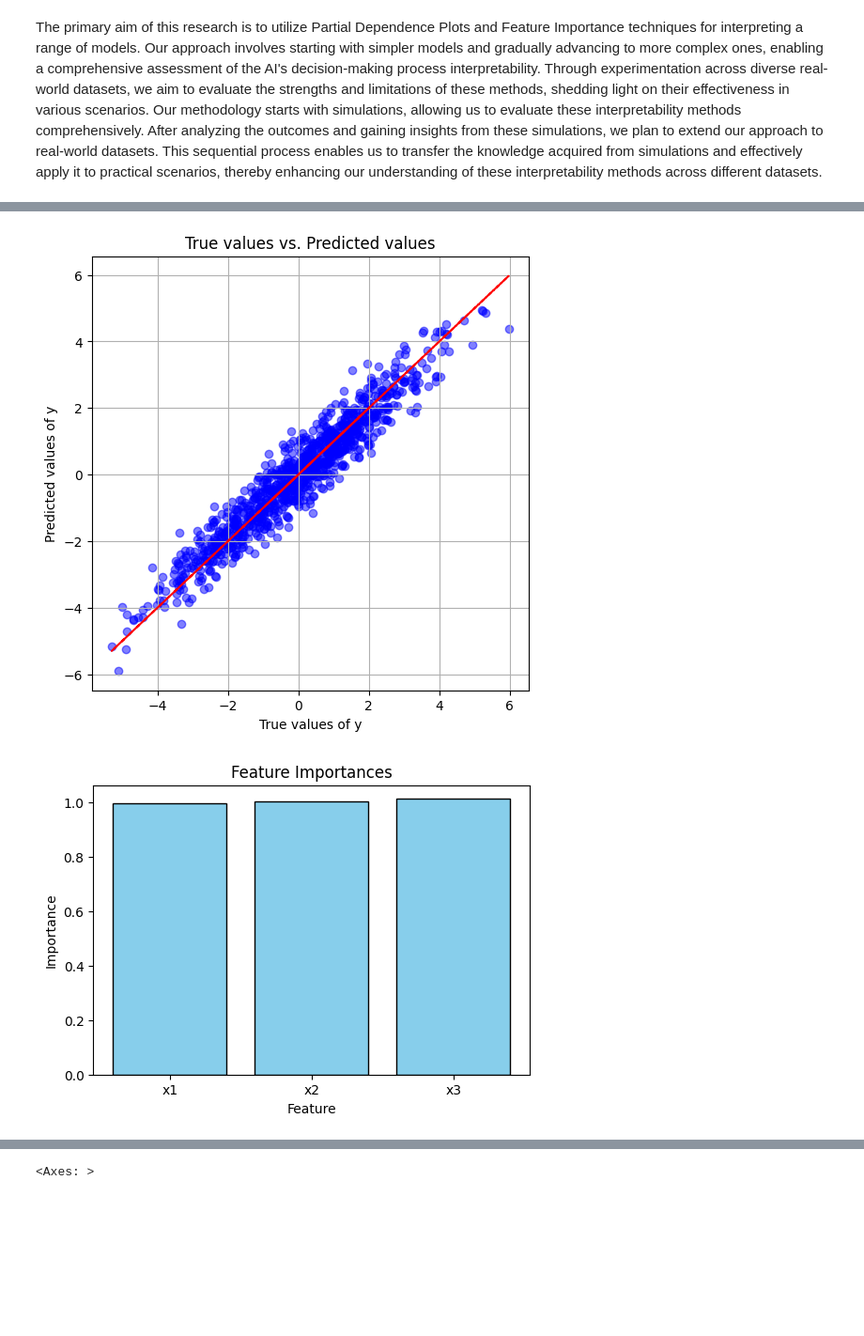
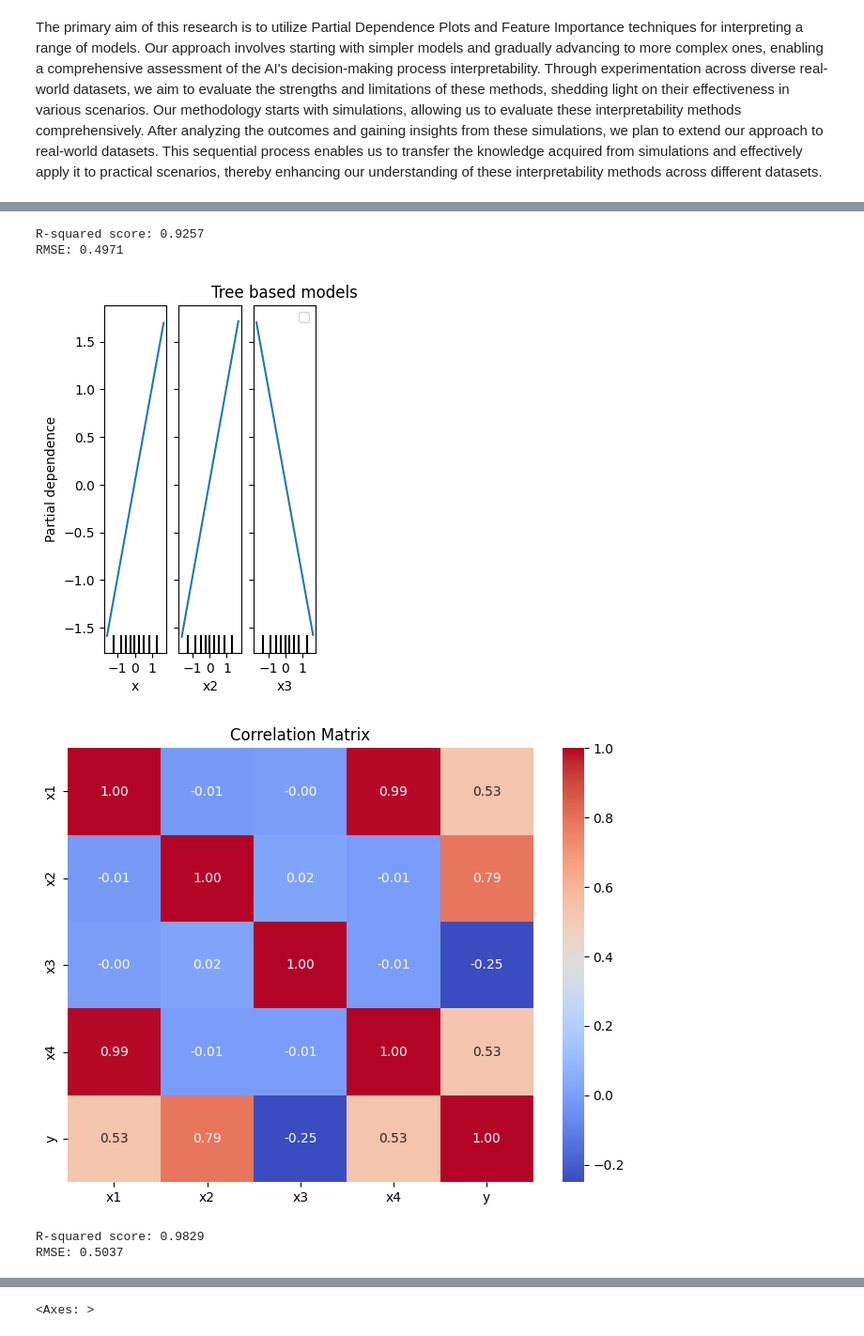
Before and after one commit to Versus-91/blackboxofmachinelearning, a Jupyter notebook: black_box_pdp_feature_importace.ipynb, the cells around one changed output, grey strips where cells are left out. Shown: that part at 94% size. Drawn from its saved outputs; the diff is of its cells as text; code cells hidden in the pictures; blank space fills up the shorter version.

```diff
--- a/black_box_pdp_feature_importace.ipynb
+++ b/black_box_pdp_feature_importace.ipynb
@@ -60,53 +60,8 @@ rmse = np.sqrt(mean_squared_error(y_test, y_pred))
 print(f"R-squared score: {r2:.4f}")
 print(f"RMSE: {rmse:.4f}")
 
-# Plotting predicted vs. real data
-plt.figure(figsize=(6, 6))
-plt.scatter(y_test, y_pred, color='blue', alpha=0.5)
-plt.plot(y_test, y_test, color='red', linestyle='--')  # Diagonal line for reference (perfect prediction)
-plt.title('True values vs. Predicted values')
-plt.xlabel('True values of y')
-plt.ylabel('Predicted values of y')
-plt.grid(True)
-plt.show()
 
 feature_importances = np.abs(model.coef_)
-
-# Plotting feature importances
-plt.figure(figsize=(6, 4))
-plt.bar(range(len(feature_importances)), feature_importances, color='skyblue', edgecolor='black')
-plt.xlabel('Feature')
-plt.ylabel('Importance')
-plt.title('Feature Importances')
-plt.xticks(range(len(feature_importances)), ['x1', 'x2', 'x3'])
-plt.show()
-# Plotting individual features against y
-plt.figure(figsize=(15, 5))
-
-plt.subplot(1, 3, 1)
-plt.scatter(x1, y, color='skyblue', alpha=0.5)
-plt.title('x1 vs y')
-plt.xlabel('x1')
-plt.ylabel('y')
-
-plt.subplot(1, 3, 2)
-plt.scatter(x2, y, color='salmon', alpha=0.5)
-plt.title('x2 vs y')
-plt.xlabel('x2')
-plt.ylabel('y')
-
-plt.subplot(1, 3, 3)
-plt.scatter(x3, y, color='lightgreen', alpha=0.5)
-plt.title('x3 vs y')
-plt.xlabel('x3')
-plt.ylabel('y')
-
-plt.tight_layout()
-plt.show()
-# Creating subplots side by side
-
-
-plt.figure(figsize=(10, 4))  # Adjust the figure size as needed
 
 # First subplot with two lines for sine waves
 ax = plt.subplot(1, 2, 1)  # (rows, columns, index)
@@ -141,33 +96,6 @@ sns.heatmap(correlation_matrix, annot=True, cmap='coolwarm', fmt='.2f', annot_kw
 plt.title('Correlation Matrix')
 plt.show()
 
-# Plotting individual features against y
-plt.figure(figsize=(15, 5))
-
-plt.subplot(1, 4, 1)
-plt.scatter(x1, y, color='skyblue', alpha=0.5)
-plt.title('x1 vs y')
-plt.xlabel('x1')
-plt.ylabel('y')
-
-plt.subplot(1, 4, 2)
-plt.scatter(x2, y, color='salmon', alpha=0.5)
-plt.title('x2 vs y')
-plt.xlabel('x2')
-plt.ylabel('y')
-
-plt.subplot(1, 4, 3)
-plt.scatter(x3, y, color='lightgreen', alpha=0.5)
-plt.title('x3 vs y')
-plt.xlabel('x3')
-plt.ylabel('y')
-plt.subplot(1, 4, 4)
-plt.scatter(x4, y, color='lightgreen', alpha=0.5)
-plt.title('x4 vs y')
-plt.xlabel('x3')
-plt.ylabel('y')
-plt.tight_layout()
-plt.show()
 X = data[['x1', 'x2', 'x3', 'x4']]
 y = data['y']
 # Splitting the data into training and testing sets
@@ -211,2 +138,6 @@ RMSE: 0.5317
+R-squared score: 0.9257
+RMSE: 0.4971
-[figure, old version]
+[figure, new version]
-[figure, old version]
+[figure, new version]
+R-squared score: 0.9829
+RMSE: 0.5037
```
Also changed, not shown: parts of 5 cells of this notebook, 12 other files.
